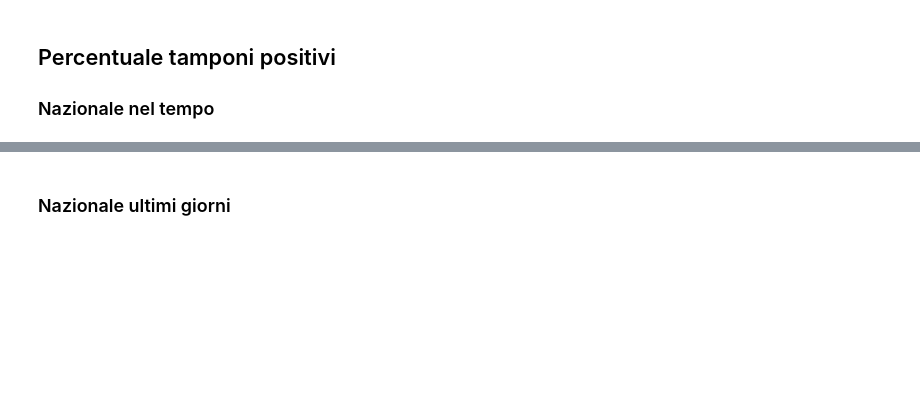
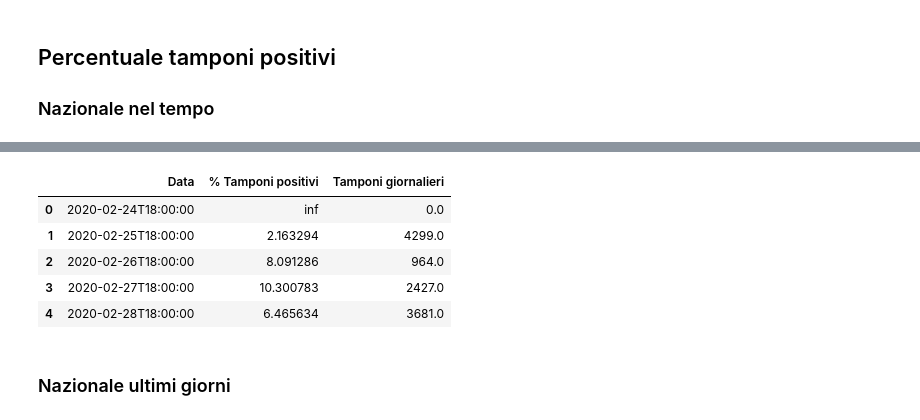
Before and after one commit to taracchi/covid, a Jupyter notebook: analisi_tamponi.ipynb, the cells around one changed output, grey strips where cells are left out. Saved outputs shown, nothing was run; the diff lists cells and outputs as text; code cells hidden in the pictures; blank space fills up the shorter version.

```diff
--- a/analisi_tamponi.ipynb
+++ b/analisi_tamponi.ipynb
@@ -118,0 +127,14 @@ Percentuale attuale tamponi positivi:  4.03%
+# %%
+# creo un DataFrame temporaneo
+import pandas as pd
+temp_df=pd.DataFrame({'Data':giorni,
+                      '% Tamponi positivi':trend['perc_tamponi_positivi']['Italia'],
+                      'Tamponi giornalieri':trend['tamponi_giornalieri']['Italia']})
+temp_df.head()
+# %% [output]
+|  | Data | % Tamponi positivi | Tamponi giornalieri |
+| 0 | 2020-02-24T18:00:00 | inf | 0.0 |
+| 1 | 2020-02-25T18:00:00 | 2.163294 | 4299.0 |
+| 2 | 2020-02-26T18:00:00 | 8.091286 | 964.0 |
+| 3 | 2020-02-27T18:00:00 | 10.300783 | 2427.0 |
+| 4 | 2020-02-28T18:00:00 | 6.465634 | 3681.0 |
```
Also changed, not shown: parts of 17 cells of this notebook, 36 other files.
